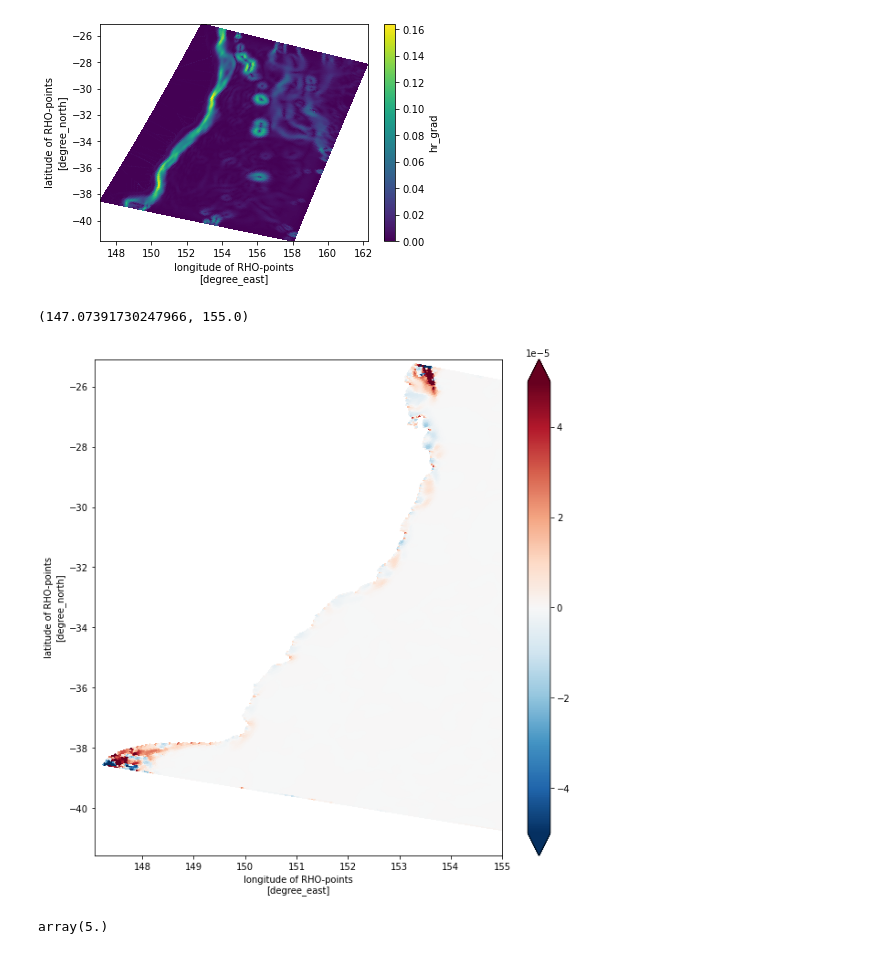
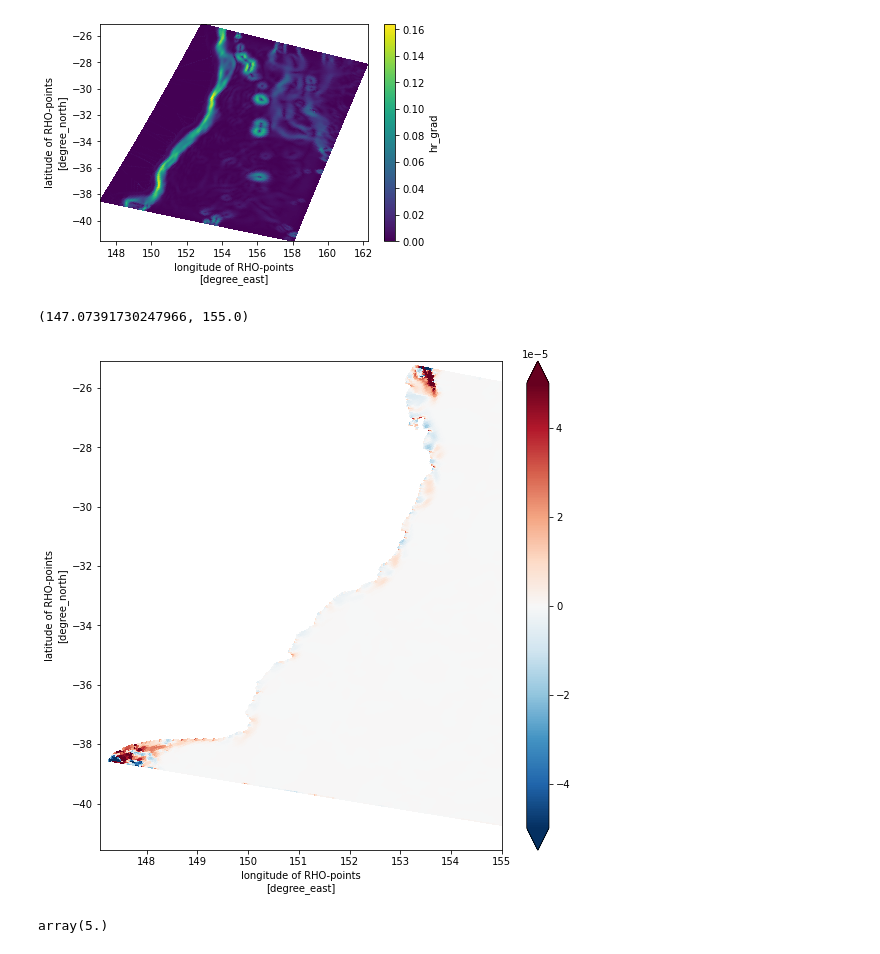
Before and after one commit to nmalan/EAC_Xshelf_volume_transport, a Jupyter notebook: stanley_eqn.ipynb, the cells around one changed output. Drawn from its saved outputs; the diff is of its cells as text; code cells hidden in the pictures.

```diff
--- a/stanley_eqn.ipynb
+++ b/stanley_eqn.ipynb
@@ -128,12 +128,12 @@ ds.hr_grad.plot(x='lon_rho', y='lat_rho')
 # %%
 x_shelf_transport = - divg_ubar_div_h / ds.hr_grad
 # %%
-fig = plt.figure(figsize=(10,10))
+fig = plt.figure(figsize=(9,9))
 x_shelf_transport.plot(vmin=-5e-5, x='lon_rho', y='lat_rho')
 plt.xlim(None, 155)
 # %% [output]
 (147.07391730247966, 155.0)
-[figure, old version]
+[figure, new version]
 # %%
 ds.theta_b.values
 # %% [output]
```
Also changed, not shown: parts of 1 cell of this notebook.
